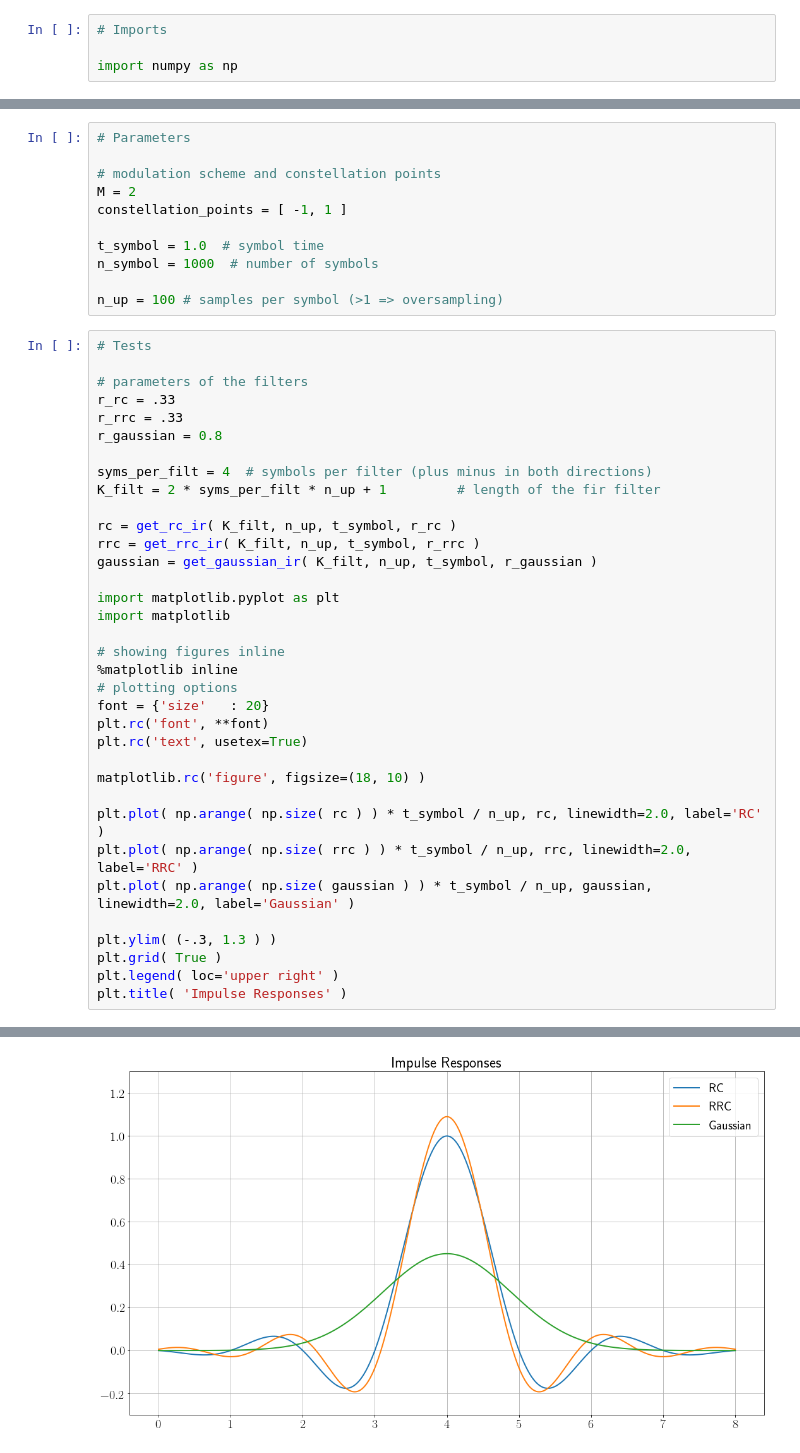
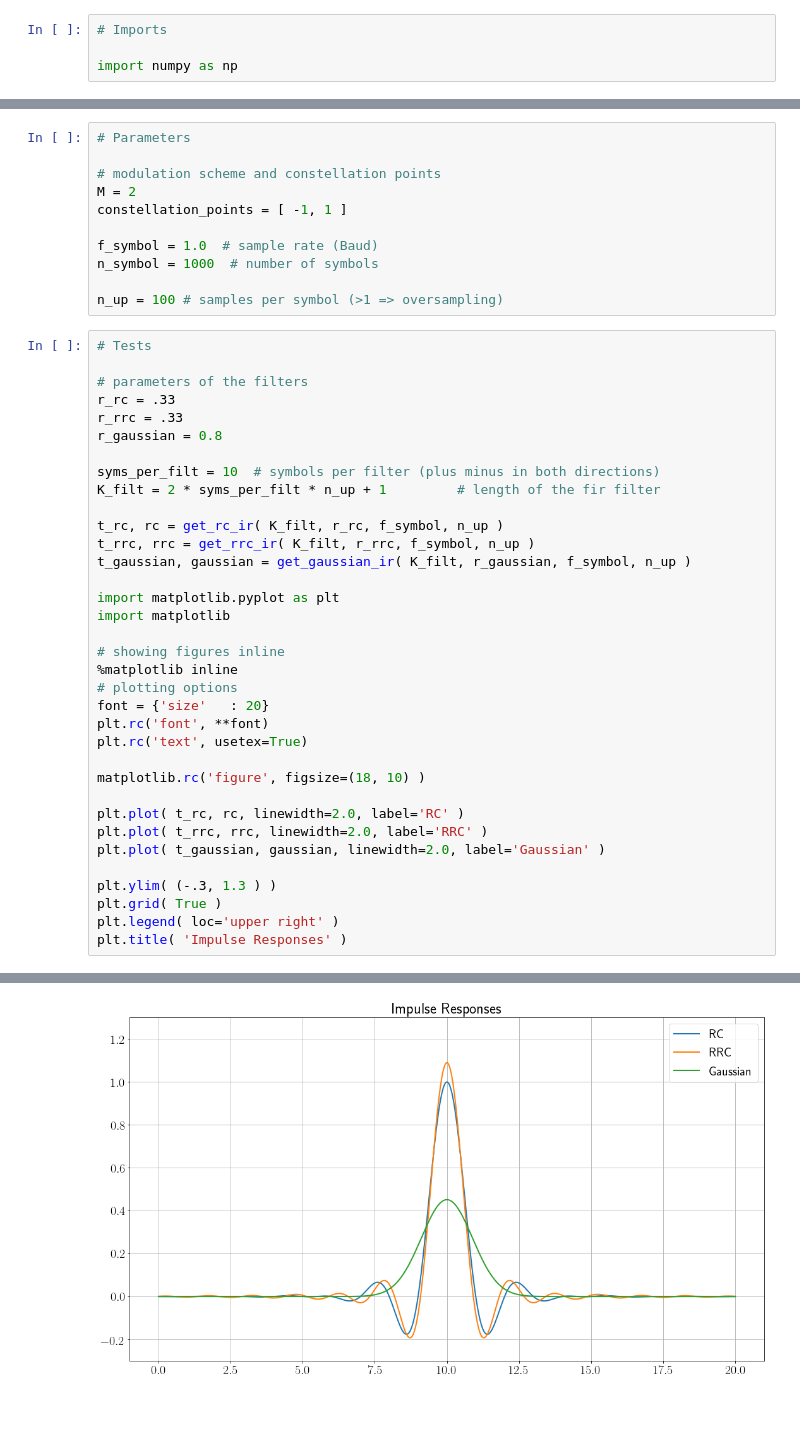
Before and after one commit to domrim/bachelorarbeit-code, a Jupyter notebook: jupyter-notebooks/split_step_fourier.ipynb, the cells around one changed output, grey strips where cells are left out. Drawn from its saved outputs; the diff is of its cells as text; blank space fills up the shorter version.

Commit message:
[FEAT] Changed parameter order of ir-functions. Added time index return

```diff
--- a/jupyter-notebooks/split_step_fourier.ipynb
+++ b/jupyter-notebooks/split_step_fourier.ipynb
@@ -102,45 +125,45 @@ def get_gaussian_ir(K, n_up, t_symbol, r):
 M = 2
 constellation_points = [ -1, 1 ]
 
-t_symbol = 1.0  # symbol time
+f_symbol = 1.0  # sample rate (Baud)
 n_symbol = 1000  # number of symbols
 
 n_up = 100 # samples per symbol (>1 => oversampling)
 # %%
 # Tests
 
 # parameters of the filters
 r_rc = .33
 r_rrc = .33
 r_gaussian = 0.8
 
-syms_per_filt = 4  # symbols per filter (plus minus in both directions)
+syms_per_filt = 10  # symbols per filter (plus minus in both directions)
 K_filt = 2 * syms_per_filt * n_up + 1         # length of the fir filter
 
-rc = get_rc_ir( K_filt, n_up, t_symbol, r_rc )
-rrc = get_rrc_ir( K_filt, n_up, t_symbol, r_rrc )
-gaussian = get_gaussian_ir( K_filt, n_up, t_symbol, r_gaussian )
+t_rc, rc = get_rc_ir( K_filt, r_rc, f_symbol, n_up )
+t_rrc, rrc = get_rrc_ir( K_filt, r_rrc, f_symbol, n_up )
+t_gaussian, gaussian = get_gaussian_ir( K_filt, r_gaussian, f_symbol, n_up )
 
 import matplotlib.pyplot as plt
 import matplotlib
 
 # showing figures inline
 %matplotlib inline
 # plotting options
 font = {'size'   : 20}
 plt.rc('font', **font)
 plt.rc('text', usetex=True)
 
 matplotlib.rc('figure', figsize=(18, 10) )
 
-plt.plot( np.arange( np.size( rc ) ) * t_symbol / n_up, rc, linewidth=2.0, label='RC' )
-plt.plot( np.arange( np.size( rrc ) ) * t_symbol / n_up, rrc, linewidth=2.0, label='RRC' )
-plt.plot( np.arange( np.size( gaussian ) ) * t_symbol / n_up, gaussian, linewidth=2.0, label='Gaussian' )
+plt.plot( t_rc, rc, linewidth=2.0, label='RC' )
+plt.plot( t_rrc, rrc, linewidth=2.0, label='RRC' )
+plt.plot( t_gaussian, gaussian, linewidth=2.0, label='Gaussian' )
 
 plt.ylim( (-.3, 1.3 ) )
 plt.grid( True )
 plt.legend( loc='upper right' )
 plt.title( 'Impulse Responses' )
 # %% [output]
 Text(0.5, 1.0, 'Impulse Responses')
-[figure, old version]
+[figure, new version]
```
Also changed, not shown: parts of 1 cell of this notebook, 1 other file.
